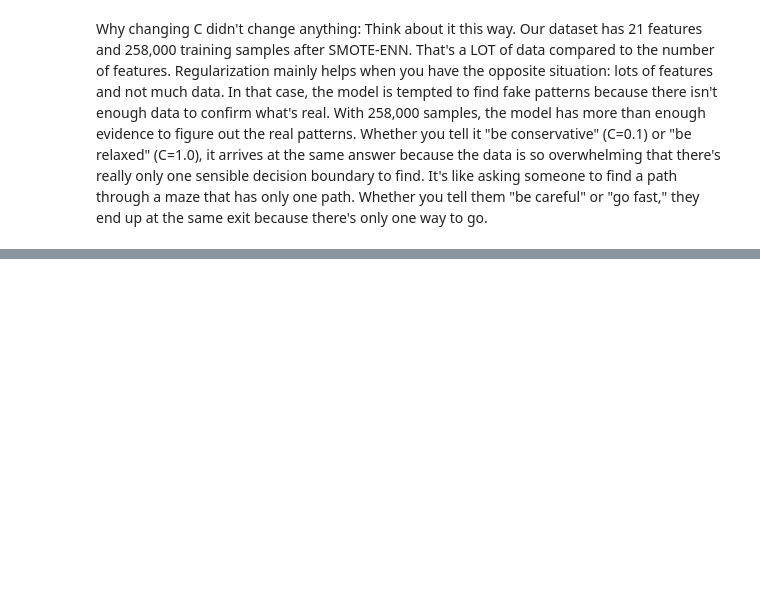
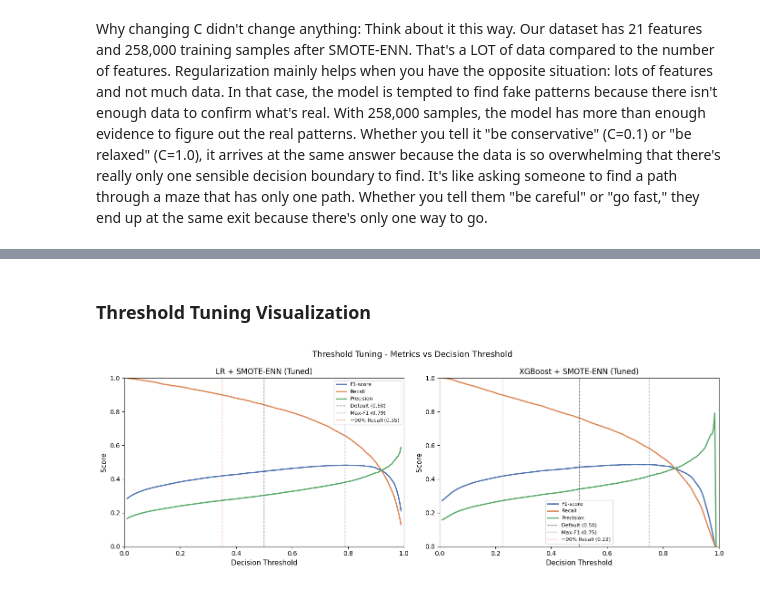
Before and after one commit to Attested-paper51/diabetes-risk-prediction, a Jupyter notebook: 02_modeling.ipynb, the cells around one changed output, grey strips where cells are left out. Drawn from its saved outputs; the diff is of its cells as text; code cells hidden in the pictures; blank space fills up the shorter version.

Commit message:
Add threshold tuning for LR and XGBoost with visualizations

```diff
--- a/02_modeling.ipynb
+++ b/02_modeling.ipynb
@@ -794,0 +838,20 @@ It's like asking someone to find a path through a maze that has only one path. W
+# %%
+y_proba_xgb = xgb_tuned.predict_proba(X_test)[:, 1]
+
+prec_x, rec_x, thresholds_x = precision_recall_curve(y_test, y_proba_xgb)
+
+f1_scores_x = 2 * prec_x[:-1] * rec_x[:-1] / (prec_x[:-1] + rec_x[:-1] + 1e-9)
+idx_f1_x = np.argmax(f1_scores_x)
+thresh_f1_x = float(thresholds_x[idx_f1_x])
+
+idx_90_x = np.argmin(np.abs(rec_x[:-1] - 0.90))
+thresh_90_x = float(thresholds_x[idx_90_x])
+
+f1_d_x, pr_d_x, re_d_x = metrics_at(0.50, y_proba_xgb)
+f1_f_x, pr_f_x, re_f_x = metrics_at(thresh_f1_x, y_proba_xgb)
+f1_90_x, pr_90_x, re_90_x = metrics_at(thresh_90_x, y_proba_xgb)
+
+print("Threshold Analysis - XGBoost + SMOTE-ENN (Tuned)")
+print(f"  Default  (0.50):           F1={f1_d_x},  Precision={pr_d_x},  Recall={re_d_x}")
+print(f"  Max-F1   ({thresh_f1_x:.3f}):          F1={f1_f_x},  Precision={pr_f_x},  Recall={re_f_x}")
+print(f"  ~90% Rec ({thresh_90_x:.3f}):          F1={f1_90_x}, Precision={pr_90_x}, Recall={re_90_x}")
@@ -794,0 +863,59 @@ It's like asking someone to find a path through a maze that has only one path. W
+# %% [markdown]
+### Threshold Tuning Visualization
+# %%
+fig, axes = plt.subplots(1, 2, figsize=(14, 5))
+
+# LR plot
+t_range = np.linspace(0.01, 0.99, 200)
+f1_lr, rec_lr, pre_lr = [], [], []
+for t in t_range:
+    yp = (y_proba_lr >= t).astype(int)
+    if yp.sum() == 0:
+        f1_lr.append(0); rec_lr.append(0); pre_lr.append(0)
+    else:
+        f1_lr.append(f1_score(y_test, yp))
+        rec_lr.append(recall_score(y_test, yp))
+        pre_lr.append(precision_score(y_test, yp, zero_division=0))
+
+axes[0].plot(t_range, f1_lr, color='#4C72B0', linewidth=2, label='F1-score')
+axes[0].plot(t_range, rec_lr, color='#DD8452', linewidth=2, label='Recall')
+axes[0].plot(t_range, pre_lr, color='#55A868', linewidth=2, label='Precision')
+axes[0].axvline(0.50, color='black', linestyle='--', linewidth=1, alpha=0.6, label='Default (0.50)')
+axes[0].axvline(thresh_f1, color='#4C72B0', linestyle='--', linewidth=1, alpha=0.6, label=f'Max-F1 ({thresh_f1:.2f})')
+axes[0].axvline(thresh_90, color='#DD8452', linestyle='--', linewidth=1, alpha=0.6, label=f'~90% Recall ({thresh_90:.2f})')
+axes[0].set_xlabel('Decision Threshold', fontsize=11)
+axes[0].set_ylabel('Score', fontsize=11)
+axes[0].set_title('LR + SMOTE-ENN (Tuned)', fontsize=12)
+axes[0].legend(fontsize=8)
+axes[0].set_xlim([0, 1])
+axes[0].set_ylim([0, 1])
+
+# XGBoost plot
+f1_xg, rec_xg, pre_xg = [], [], []
+for t in t_range:
+    yp = (y_proba_xgb >= t).astype(int)
+    if yp.sum() == 0:
+        f1_xg.append(0); rec_xg.append(0); pre_xg.append(0)
+    else:
+        f1_xg.append(f1_score(y_test, yp))
+        rec_xg.append(recall_score(y_test, yp))
+        pre_xg.append(precision_score(y_test, yp, zero_division=0))
+
+axes[1].plot(t_range, f1_xg, color='#4C72B0', linewidth=2, label='F1-score')
+axes[1].plot(t_range, rec_xg, color='#DD8452', linewidth=2, label='Recall')
+axes[1].plot(t_range, pre_xg, color='#55A868', linewidth=2, label='Precision')
+axes[1].axvline(0.50, color='black', linestyle='--', linewidth=1, alpha=0.6, label='Default (0.50)')
+axes[1].axvline(thresh_f1_x, color='#4C72B0', linestyle='--', linewidth=1, alpha=0.6, label=f'Max-F1 ({thresh_f1_x:.2f})')
+axes[1].axvline(thresh_90_x, color='#DD8452', linestyle='--', linewidth=1, alpha=0.6, label=f'~90% Recall ({thresh_90_x:.2f})')
+axes[1].set_xlabel('Decision Threshold', fontsize=11)
+axes[1].set_ylabel('Score', fontsize=11)
+axes[1].set_title('XGBoost + SMOTE-ENN (Tuned)', fontsize=12)
+axes[1].legend(fontsize=8)
+axes[1].set_xlim([0, 1])
+axes[1].set_ylim([0, 1])
+
+plt.suptitle('Threshold Tuning - Metrics vs Decision Threshold', fontsize=13)
+plt.tight_layout()
+plt.show()
+# %% [output]
+[figure, added]
```
Also changed, not shown: parts of 5 cells of this notebook.
